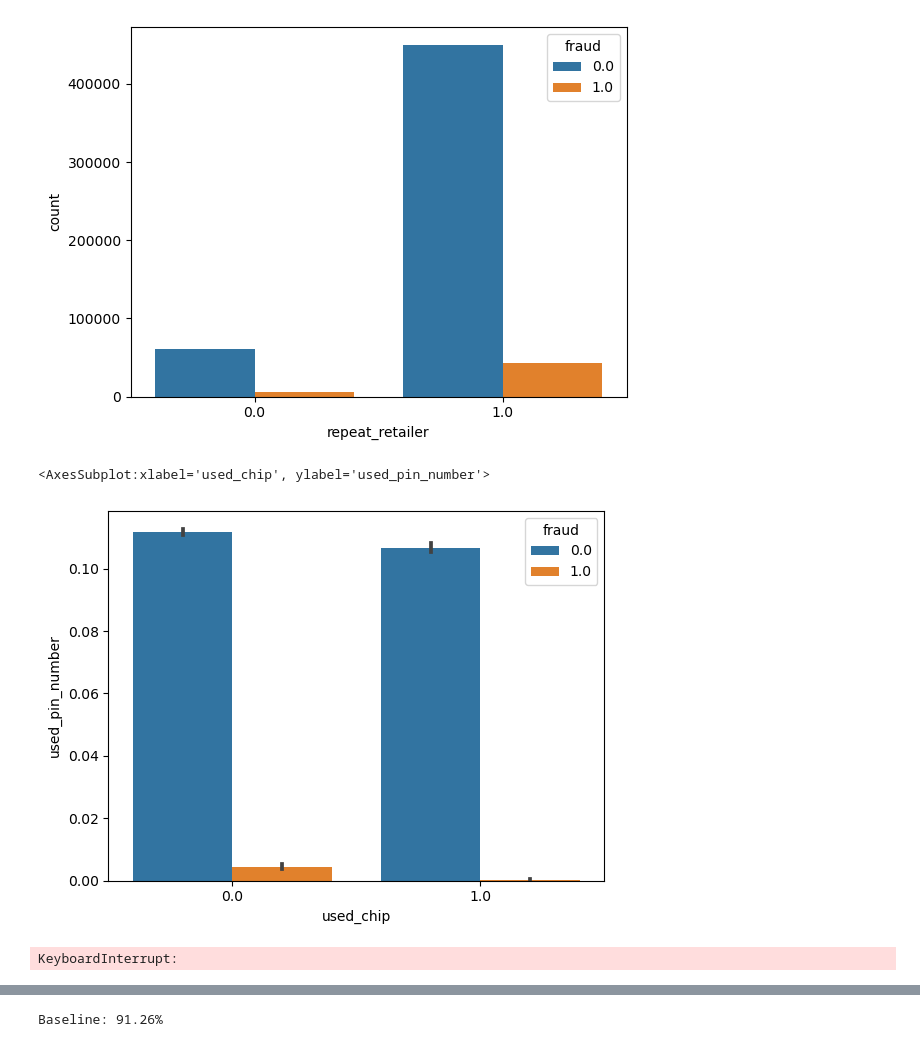
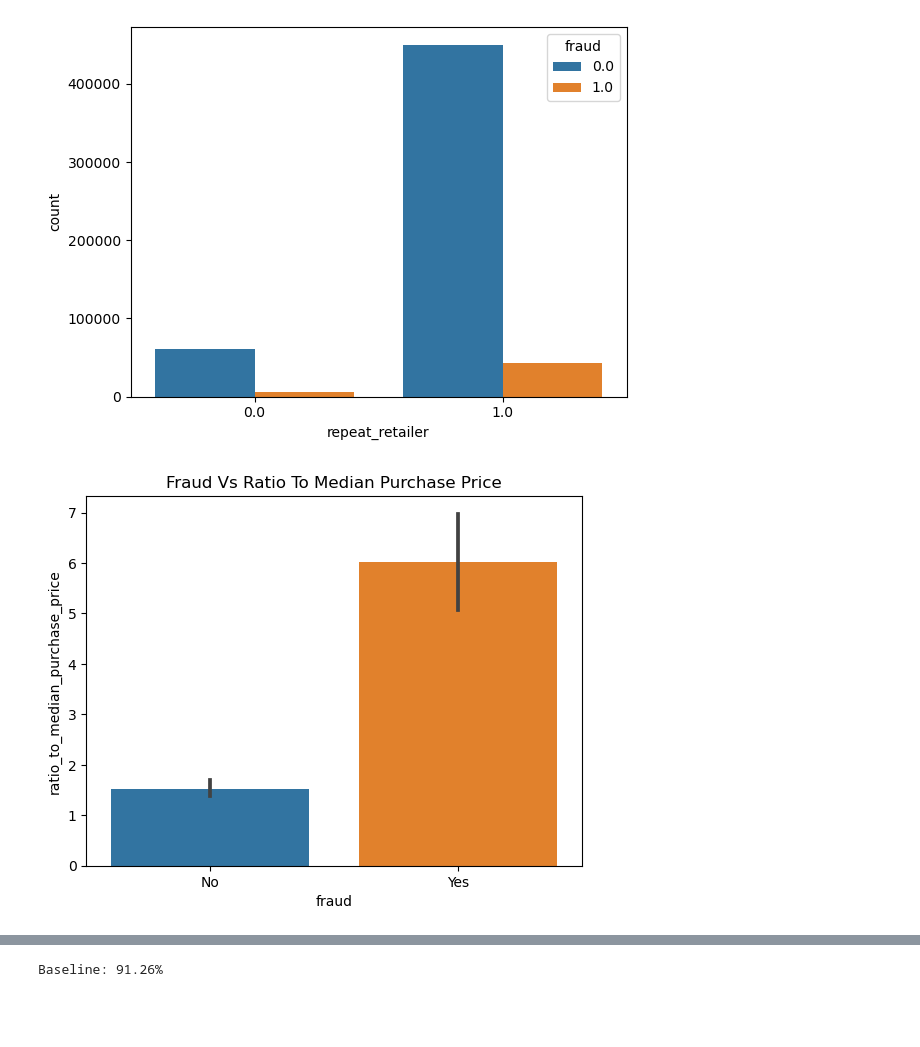
Before and after one commit to jorgellopez38/Credit-Card-Fraud, a Jupyter notebook: scratch_1.ipynb, the cells around one changed output, grey strips where cells are left out. Cells and saved outputs as stored; diff of their text form; code cells hidden in the pictures; blank space fills up the shorter version.

```diff
--- a/scratch_1.ipynb
+++ b/scratch_1.ipynb
@@ -253,13 +247,14 @@ sns.countplot(data = train, x ='repeat_retailer', hue='fraud')
 # %% [output]
 <AxesSubplot:xlabel='repeat_retailer', ylabel='count'>
 [figure]
-# %%
-sns.barplot(data=train, x='used_chip', y='used_pin_number', hue='fraud')
-# %% [output]
-<AxesSubplot:xlabel='used_chip', ylabel='used_pin_number'>
-[figure, removed]
+# %%
+sns.barplot(data=train.sample(1000), x='fraud', y='ratio_to_median_purchase_price')
+plt.title('Fraud Vs Ratio To Median Purchase Price')
+plt.xticks(np.arange(2), ['No', 'Yes'])
+plt.show()
+# %% [output]
+[figure, added]
 # %%
-sns.barplot(data=train, x='distance_from_home', y='repeat_retailer', hue='fraud')
+# sns.barplot(data=train, x='distance_from_home', y='repeat_retailer', hue='fraud')
+# plt.show()
-# %% [output]
-KeyboardInterrupt:
 # %%
```
Also changed, not shown: parts of 27 cells of this notebook.
